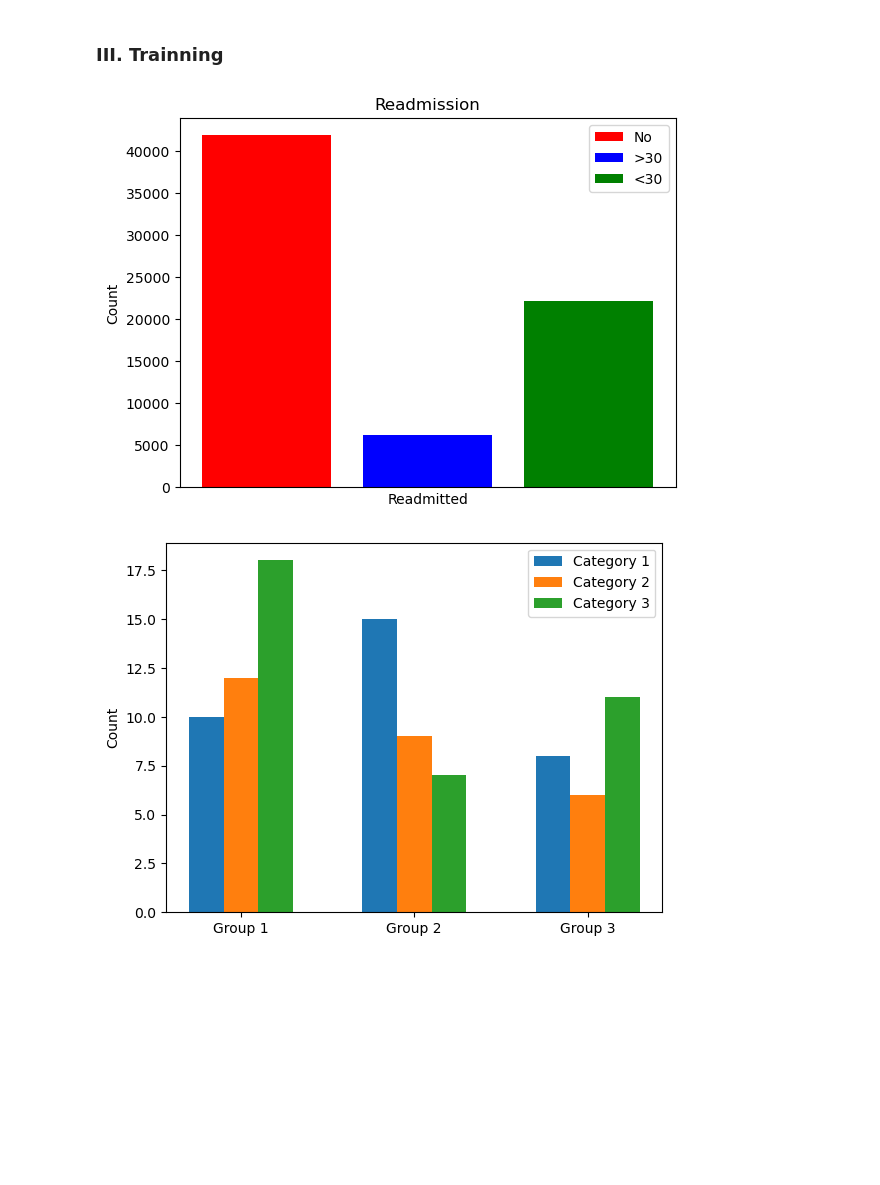
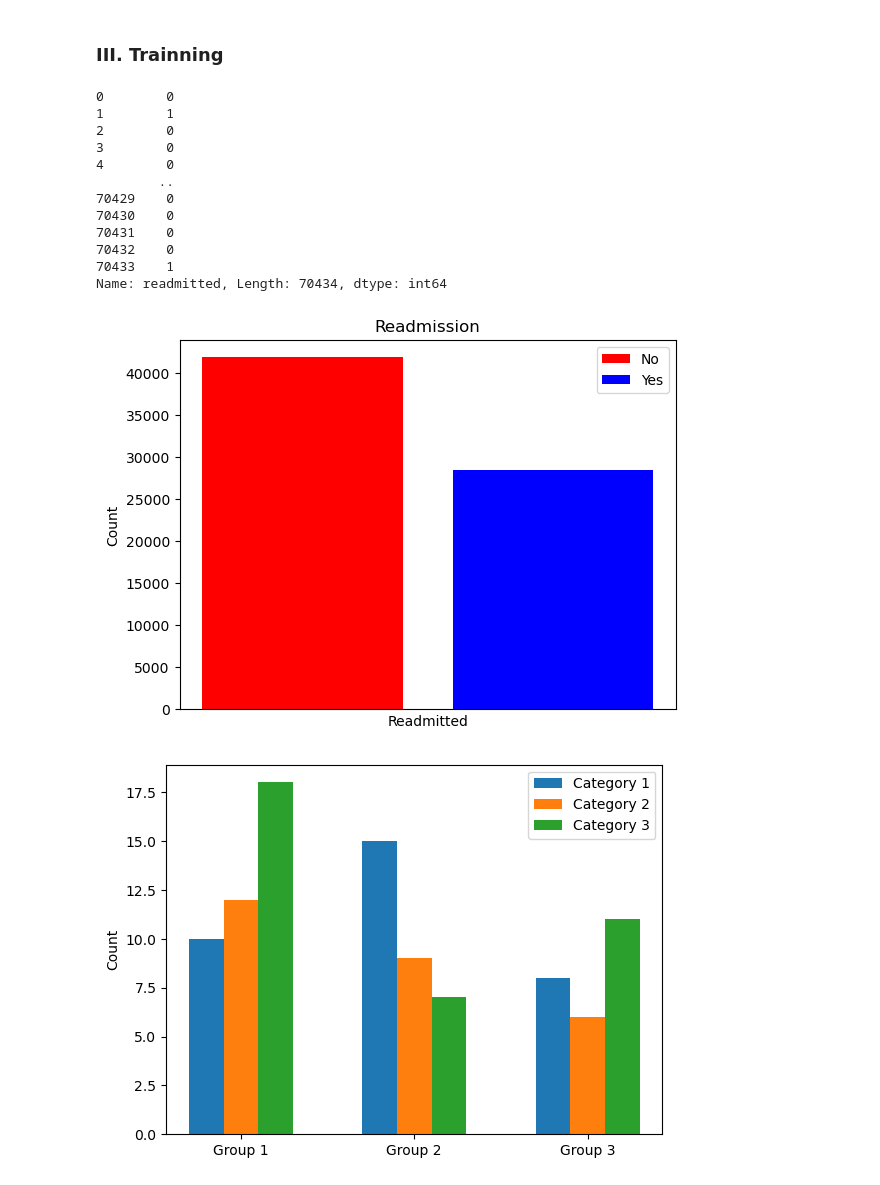
Before and after one commit to minhngo3818/cs178-diabetes-project, a Jupyter notebook: main.ipynb, the cells around one changed output. Cells and saved outputs as stored; diff of their text form; code cells hidden in the pictures; blank space fills up the shorter version.

```diff
--- a/main.ipynb
+++ b/main.ipynb
@@ -56,7 +32,7 @@ The cost of misclassification is high
 ' \n9.3% of the population in the United States have diabetes , 28%\nThe cost of misclassification is high\n\n'
 # %%
 #read in clean data
-csv_filename = 'dataset/clean_diabetic_dataset_2nd.csv'
+csv_filename = 'dataset/clean_diabetic_dataset.csv'
 df = pd.read_csv(csv_filename)
 
 X_train, X_test, y_train, y_test = train_test_split(df.drop("readmitted",axis=1),
@@ -105,36 +81,48 @@ def plot_count(colName,xLabel,title):
 
 # Define the x and y data
 # y = [0,0,0,0,1,2,1,2]
 
 
 # Count the occurrences for each unique value
 unique_values, counts = np.unique(df['readmitted'], return_counts=True)
 
 
-x_labels = ['No', '>30', '<30']
+x_labels = ['No', 'Yes']
 
-colors = ['red', 'blue', 'green']
+colors = ['red', 'blue']
 
 bars = plt.bar(x_labels, counts,color=colors,label=x_labels)
 
 #remove the text bellow each bar
 plt.xticks([])
 
 
 # Set labels and title for the graph
 plt.xlabel('Readmitted')
 plt.ylabel('Count')
 plt.title('Readmission')
 
 
 # Create a legend for the bars
 
 plt.legend()
 
 # Display the graph
 plt.show()
 # %% [output]
+0        0
+1        1
+2        0
+3        0
+4        0
+        ..
+70429    0
+70430    0
+70431    0
+70432    0
+70433    1
+Name: readmitted, Length: 70434, dtype: int64
-[figure, old version]
+[figure, new version]
 # %%
 # Sample data
 categories = ['Category 1', 'Category 2', 'Category 3']
```
Also changed, not shown: parts of 4 cells of this notebook.
